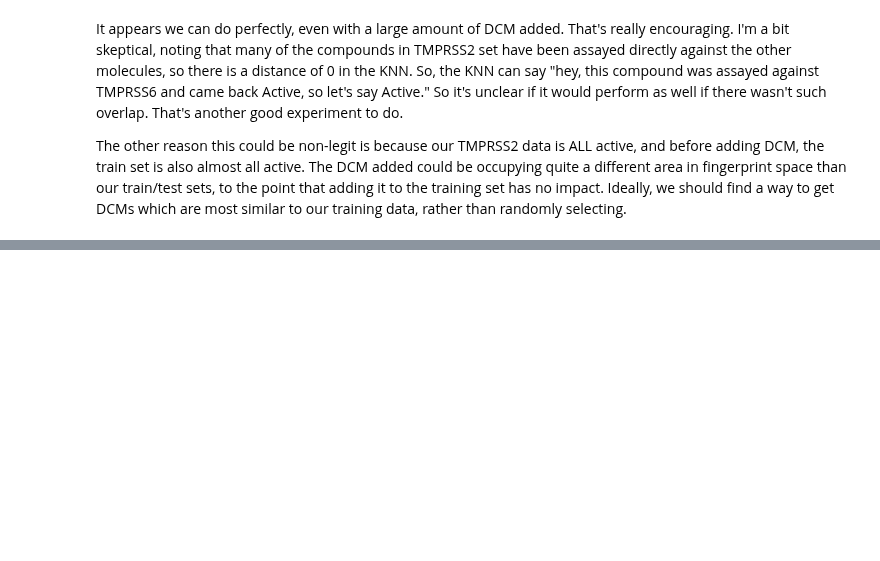
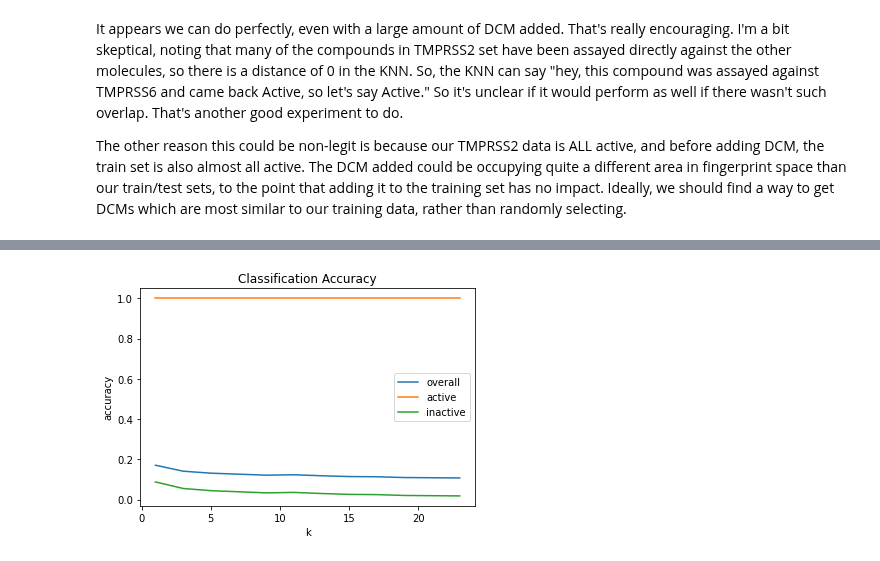
Before and after one commit to srensi/tmprss2, a Jupyter notebook: notebooks/knn.ipynb, the cells around one changed output, grey strips where cells are left out. Drawn from its saved outputs; the diff is of its cells as text; code cells hidden in the pictures; blank space fills up the shorter version.

```diff
--- a/notebooks/knn.ipynb
+++ b/notebooks/knn.ipynb
@@ -167,0 +195,4 @@ The other reason this could be non-legit is because our TMPRSS2 data is ALL acti
+# %%
+ks, accuracies, active_accuracies, inactive_accuracies = optimize_knn(train_X, train_y, test_X_dcm, test_y_dcm, max_k=25)
+# %% [output]
+[figure, added]
```
Also changed, not shown: parts of 12 cells of this notebook.
